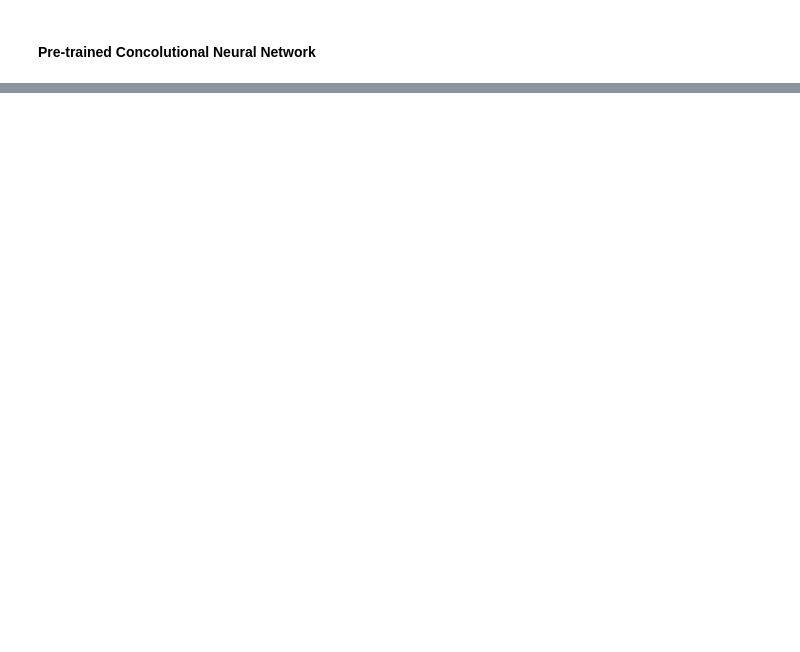
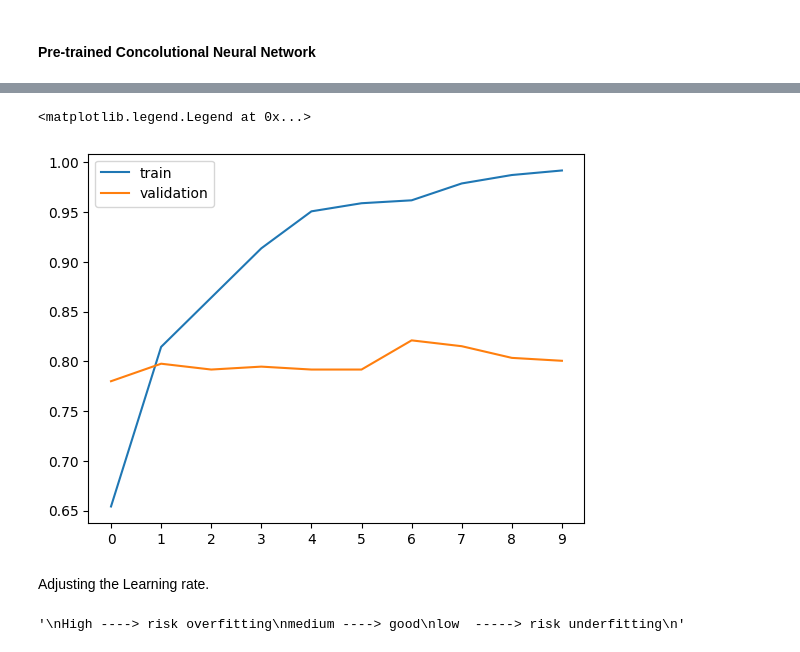
Before and after one commit to minazuki799/Machine-Learning-Zoomcamp, a Jupyter notebook: neuralNetworks/neural_network.ipynb, the cells around one changed output, grey strips where cells are left out. Cells and saved outputs as stored; diff of their text form; code cells hidden in the pictures; blank space fills up the shorter version.

```diff
--- a/neuralNetworks/neural_network.ipynb
+++ b/neuralNetworks/neural_network.ipynb
@@ -44,0 +151,4 @@ dtype uint8
+# %%
+# val data
+val_gen = ImageDataGenerator(preprocessing_function = preprocess_input)
+val_ds = val_gen.flow_from_directory('/content/dataset/validation', target_size =(150,150),  batch_size= 32,shuffle=False)
@@ -44,0 +159,14 @@ dtype uint8
+# %%
+# base model = Xception
+base_model = Xception(weights='imagenet', include_top = False, input_shape=(150,150,3))
+#include_top = False ---> lets the model know that we would not need the dense layers and final layer.
+# in keras top refers to the dense layers and the last layer while bottom refers to the convolutional layers
+base_model.trainable = False # ----> this tells the model that we do not want to change convolutional layers
+
+# create a new top
+inputs = keras.Input(shape=(150,150,3))
+base = base_model(inputs, training = False) # still have to indicate that training will not be done with the base mdoel
+#pooling
+vectors = keras.layers.GlobalAveragePooling2D()(base)
+outputs = keras.layers.Dense(units=10)(vectors) # adding dense layers of 10 units
+model = keras.Model(inputs,outputs)
@@ -44,0 +196,6 @@ dtype uint8
+# %%
+optimizer = keras.optimizers.Adam(learning_rate=0.01)
+loss = keras.losses.CategoricalCrossentropy(from_logits=True) # for multiclass classification
+# keras.losses.binary_crossentropy # for binary classification
+# keras.losses.MeanSquaredError # for regression
+model.compile(optimizer=optimizer,loss = loss, metrics=['accuracy'])
@@ -44,0 +222,2 @@ dtype uint8
+# %%
+history = model.fit(train_ds, epochs = 10, validation_data=val_ds)
@@ -44,0 +245,20 @@ dtype uint8
+# %%
+plt.plot(history.history['accuracy'], label='train')
+plt.plot(history.history['val_accuracy'],label = 'validation')
+plt.xticks(np.arange(10))
+plt.legend()
+
+# our network is overfitting
+# %% [output]
+<matplotlib.legend.Legend at 0x...>
+[figure, added]
+# %% [markdown]
+Adjusting the Learning rate.
+# %%
+'''
+High ----> risk overfitting
+medium ----> good
+low  -----> risk underfitting
+'''
+# %% [output]
+'\nHigh ----> risk overfitting\nmedium ----> good\nlow  -----> risk underfitting\n'
```
Also changed, not shown: parts of 75 cells of this notebook.
